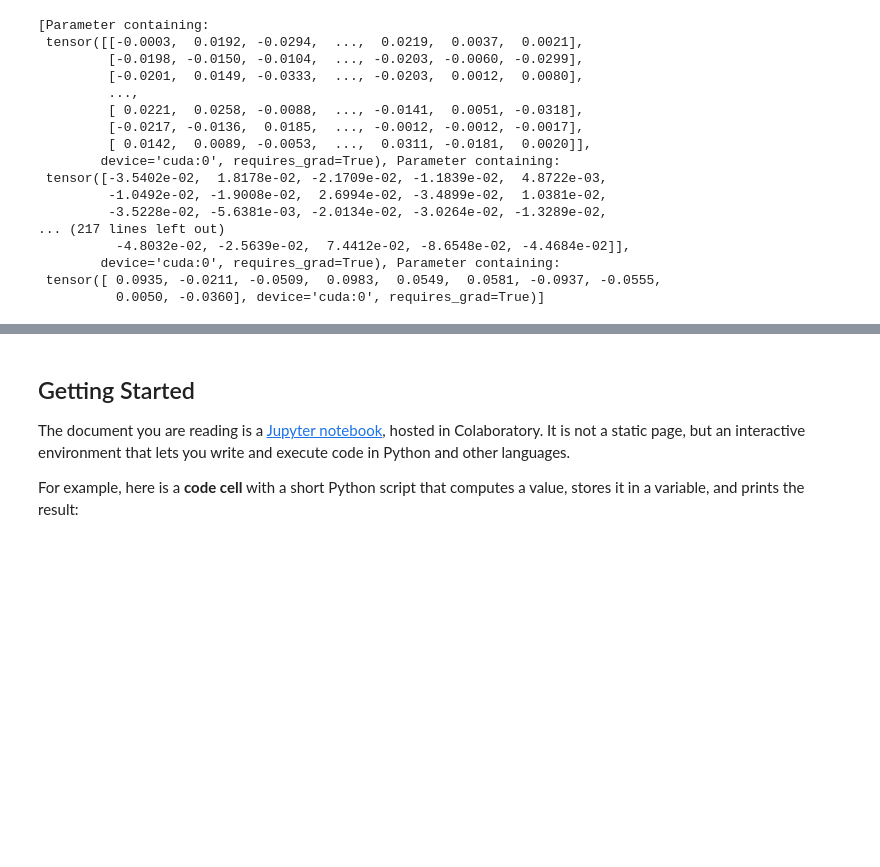
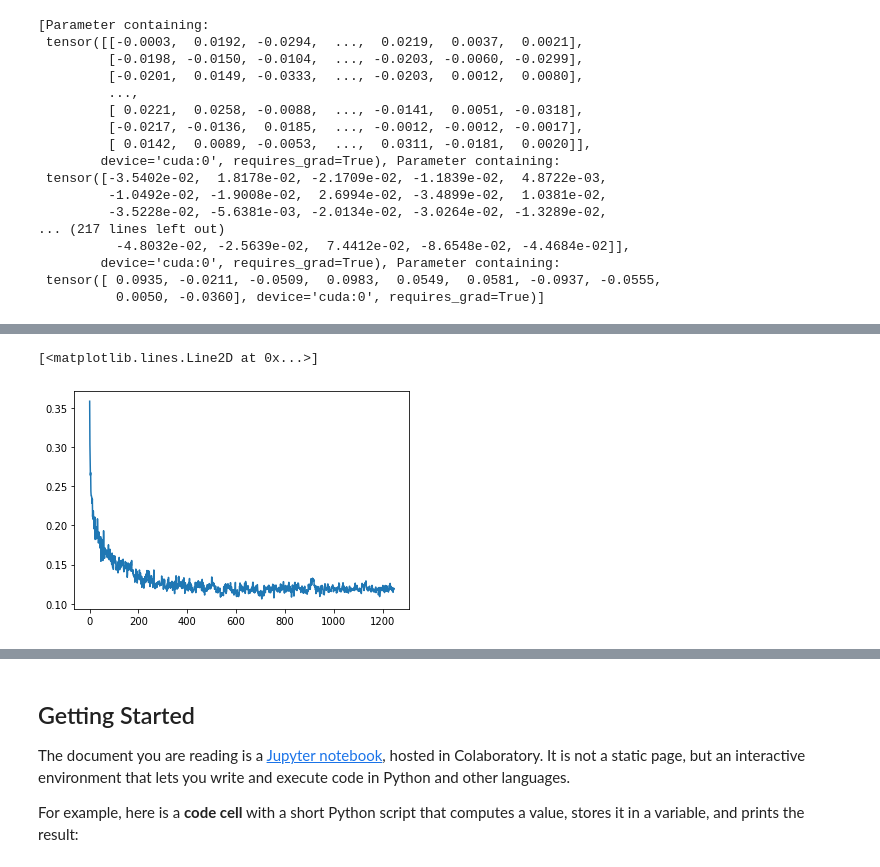
Before and after one commit to LyubovZadiranova/ZadiranovaLA_ML, a Jupyter notebook: Welcome_To_Colaboratory.ipynb, the cells around one changed output, grey strips where cells are left out. Saved outputs shown, nothing was run; the diff lists cells and outputs as text; code cells hidden in the pictures; blank space fills up the shorter version.

```diff
--- a/Welcome_To_Colaboratory.ipynb
+++ b/Welcome_To_Colaboratory.ipynb
@@ -143,3 +150,8 @@ tensor(0.9692, device='cuda:0')
+# %%
+plt.plot(test_loss_history)
+# %% [output]
+[<matplotlib.lines.Line2D at 0x...>]
+[figure, added]
 # %%
 #@title Introducing Colaboratory { display-mode: "form" }
 #@markdown This 3-minute video gives an overview of the key features of Colaboratory:
```
Also changed, not shown: parts of 2 cells of this notebook.
